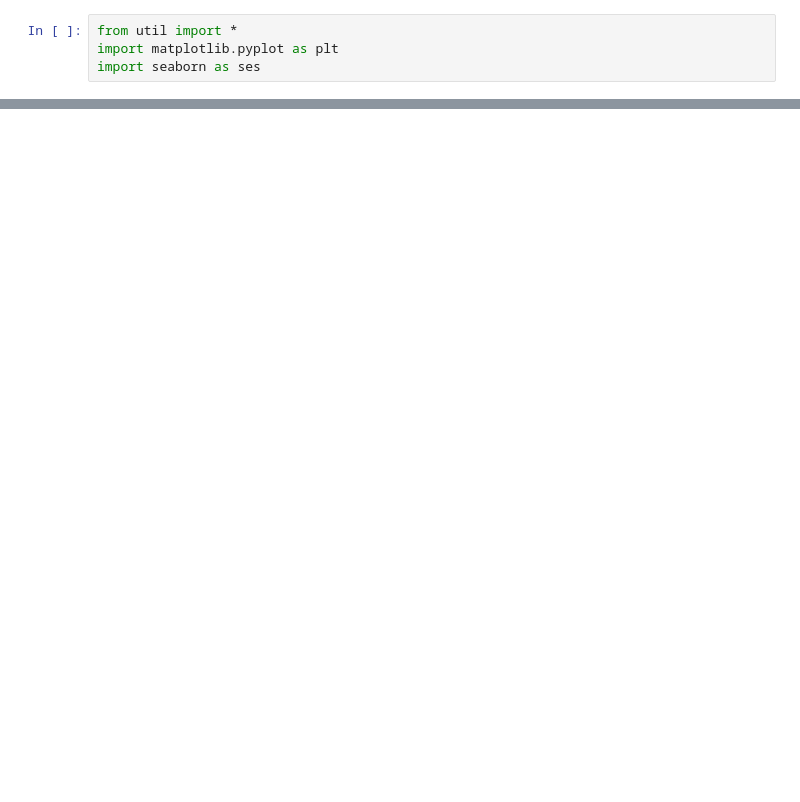
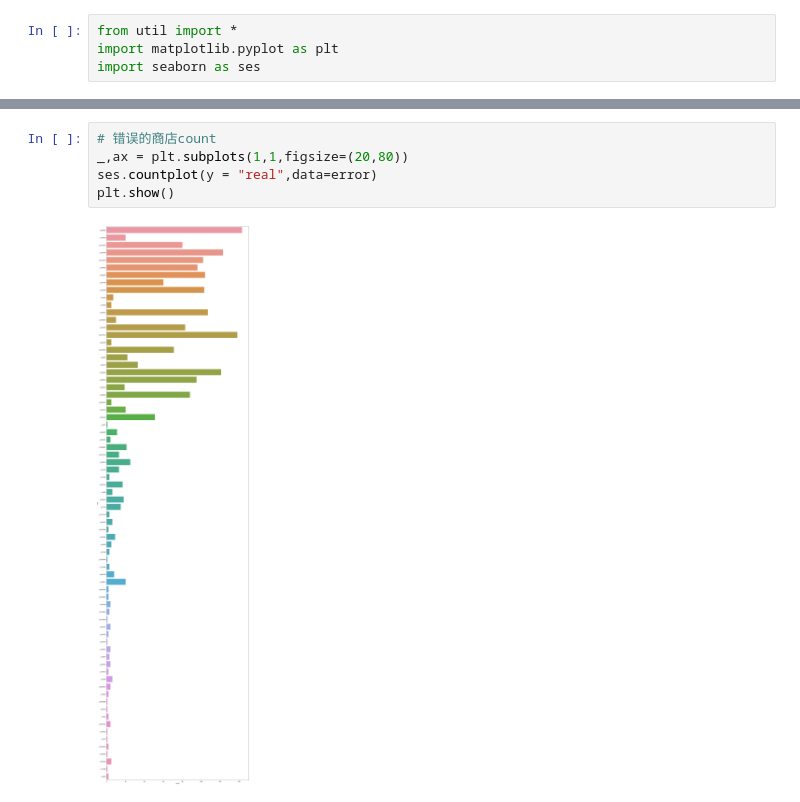
Before and after one commit to lvjianjian/ccf_mayi_2017, a Jupyter notebook: notebook/m_7168.ipynb, the cells around one changed output, grey strips where cells are left out. Drawn from its saved outputs; the diff is of its cells as text; blank space fills up the shorter version.

```diff
--- a/notebook/m_7168.ipynb
+++ b/notebook/m_7168.ipynb
@@ -258,0 +65,7 @@ train[train.user_id==g2morethan2.user_id.iloc[7]]
+# %%
+# 错误的商店count
+_,ax = plt.subplots(1,1,figsize=(20,80))
+ses.countplot(y = "real",data=error)
+plt.show()
+# %% [output]
+[figure, added]
```
Also changed, not shown: parts of 89 cells of this notebook, 16 other files.
